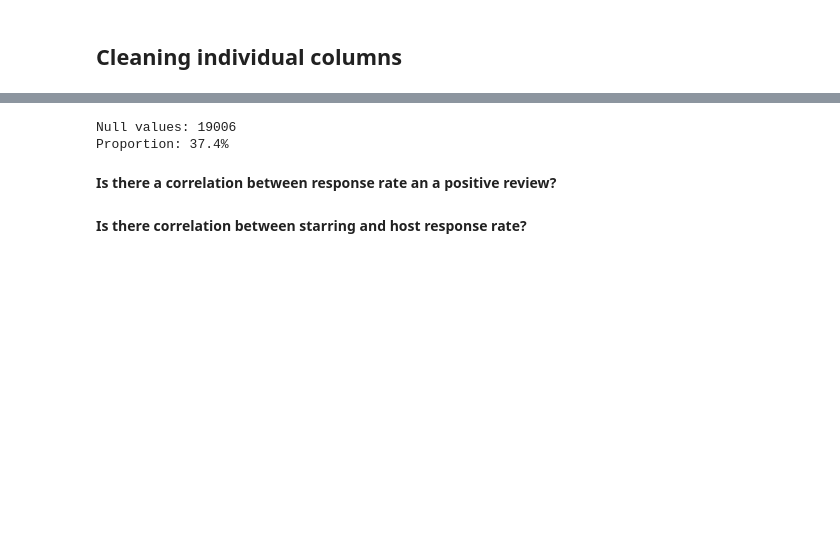
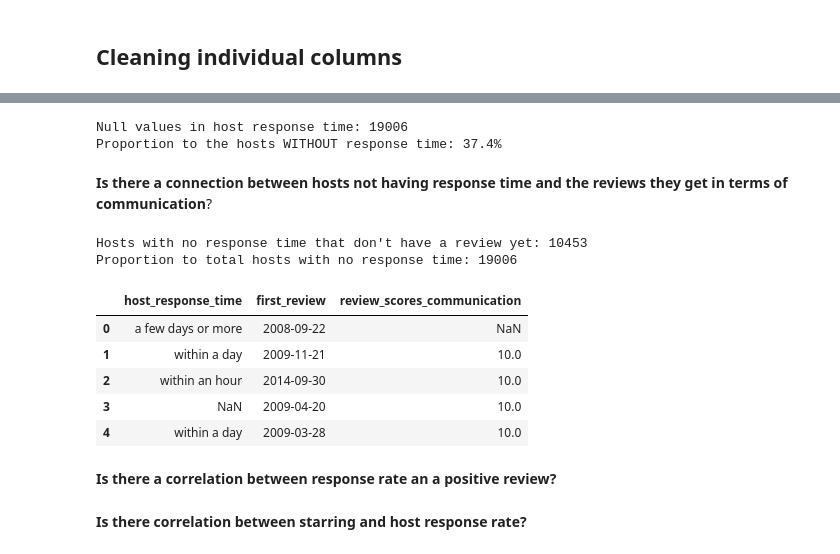
Before and after one commit to dcollaguazo/Airbnb-Price-Prediction, a Jupyter notebook: variable_exploration/dc/data_exploration.ipynb, the cells around one changed output, grey strips where cells are left out. Drawn from its saved outputs; the diff is of its cells as text; code cells hidden in the pictures; blank space fills up the shorter version.

Commit message:
host response time and reviews relationship

```diff
--- a/variable_exploration/dc/data_exploration.ipynb
+++ b/variable_exploration/dc/data_exploration.ipynb
@@ -301,15 +254,40 @@ df_reviews[df_reviews.review_lang == 'en'].to_csv('reviews_with_sentiment_en.csv
+# %%
+print("Null values in host response time:", df_listings_for_NLP.host_response_time.isna().sum())
+print(f"Proportion to the hosts WITHOUT response time: {round((df_listings_for_NLP.host_response_time.isna().sum()/len(df_listings_for_NLP))*100, 1)}%")
+# %% [output]
+Null values in host response time: 19006
+Proportion to the hosts WITHOUT response time: 37.4%
+# %% [markdown]
+**Is there a connection between hosts not having response time and the reviews they get in terms of communication**?
 # %%
-# df_listings_for_NLP.host_response_time.value_counts()
-print("Null values:", df_listings_for_NLP.host_response_time.isna().sum())
-print(f"Proportion: {round((df_listings_for_NLP.host_response_time.isna().sum()/len(df_listings_for_NLP))*100, 1)}%")
+# Number of rows without a value for host_response_time which have also not yet had a review
+df_host_response_review = pd.concat([df_listings_for_NLP['host_response_time'],
+                                     df_listings_non_text['first_review']], axis=1)
+print("Hosts with no response time that don't have a review yet:",
+      len(df_host_response_review[df_host_response_review.loc[ :,
+                                                              ['host_response_time ','first_review']
+                                                             ].isnull().sum(axis=1) == 2]))
 
-# Number of rows without a value for host_response_time which have also not yet had a review
-# len(df_listings_for_NLP[df_listings_for_NLP.loc[ :,
-#                                                 ['host_response_time ', 'first_review']
-#                                                ].isnull().sum(axis=1) == 2])
+print("Proportion to total hosts with no response time:", df_host_response_review.host_response_time.isna().sum())
 # %% [output]
-Null values: 19006
-Proportion: 37.4%
+Hosts with no response time that don't have a review yet: 10453
+Proportion to total hosts with no response time: 19006
+# %%
+# df_listings_non_text.review_scores_communication.value_counts()
+# df_listings_non_text.review_scores_communication.isna().sum()
+
+tmp = df_listings
+# %%
+tmp=tmp.loc[:,['host_response_time','first_review','review_scores_communication']]
+# %%
+tmp.head()
+# %% [output]
+|  | host_response_time | first_review | review_scores_communication |
+| 0 | a few days or more | 2008-09-22 | NaN |
+| 1 | within a day | 2009-11-21 | 10.0 |
+| 2 | within an hour | 2014-09-30 | 10.0 |
+| 3 | NaN | 2009-04-20 | 10.0 |
+| 4 | within a day | 2009-03-28 | 10.0 |
 # %% [markdown]
 **Is there a correlation between response rate an a positive review?**
 # %%
```
Also changed, not shown: parts of 14 cells of this notebook.
